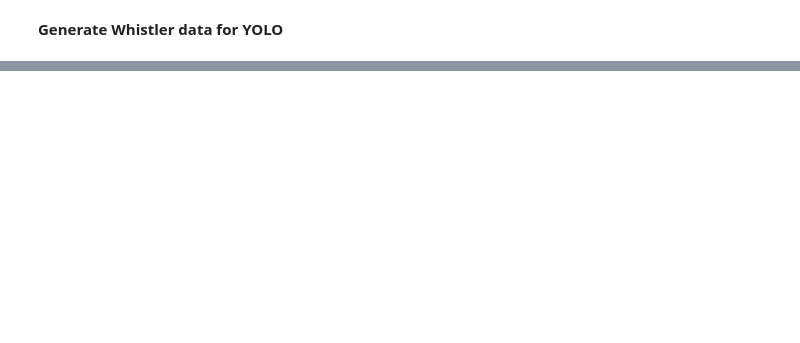
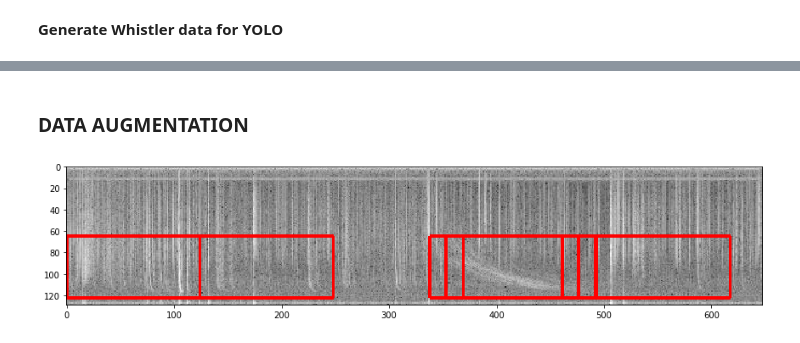
Before and after one commit to Kojey/MSc-whistler-waves-detector, a Jupyter notebook: ipy/report/chapter7_1.ipynb, the cells around one changed output, grey strips where cells are left out. Saved outputs shown, nothing was run; the diff lists cells and outputs as text; code cells hidden in the pictures; blank space fills up the shorter version.

```diff
--- a/ipy/report/chapter7_1.ipynb
+++ b/ipy/report/chapter7_1.ipynb
@@ -202,0 +208,21 @@ database.yolo_data_split()
+# %% [markdown]
+### DATA AUGMENTATION
+# %%
+import os,sys
+sys.path.append(os.path.join(os.getcwd().split(os.environ.get('USER'))[0],os.environ.get('USER'), 'wdml', 'py'))
+dataset_loc = os.path.join(os.getcwd().split(os.environ.get('USER'))[0],os.environ.get('USER'), 'wdml', 'data','datasets', 'awdEvents1')
+database_loc = os.path.join(os.getcwd().split(os.environ.get('USER'))[0],os.environ.get('USER'), 'wdml', 'data','databases', 'awdEvents1')
+site='marion'
+from yolo_data_aug import YOLODataAug
+yolo_aug = YOLODataAug(dataset_loc, database_loc, site)
+# file = yolo_aug.get_random_sample()
+# img, bboxes = yolo_aug.load_yolo_file(file)
+bboxes = yolo_aug.bbox_norm_to_index(img,bboxes)
+def plot(img, bboxes):
+    plt.subplots(1, figsize=(16,3))
+    plotted_img = draw_rect(img, bboxes, color=(255,0,0),thickness=2)
+    plt.imshow(plotted_img)
+    plt.show()
+plot(img, bboxes)
+# %% [output]
+[figure, added]
```
Also changed, not shown: parts of 15 cells of this notebook, 7 other files.
